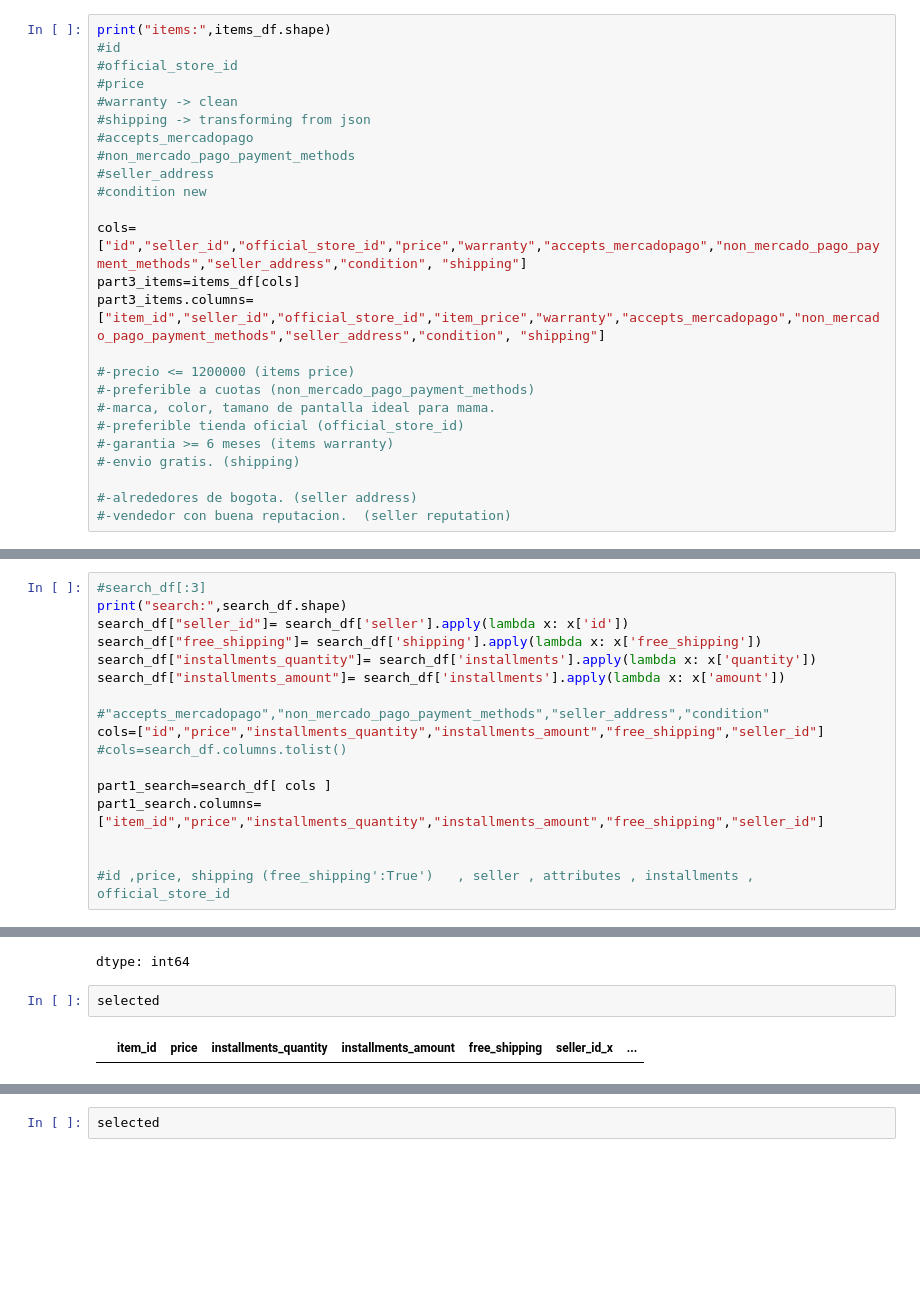
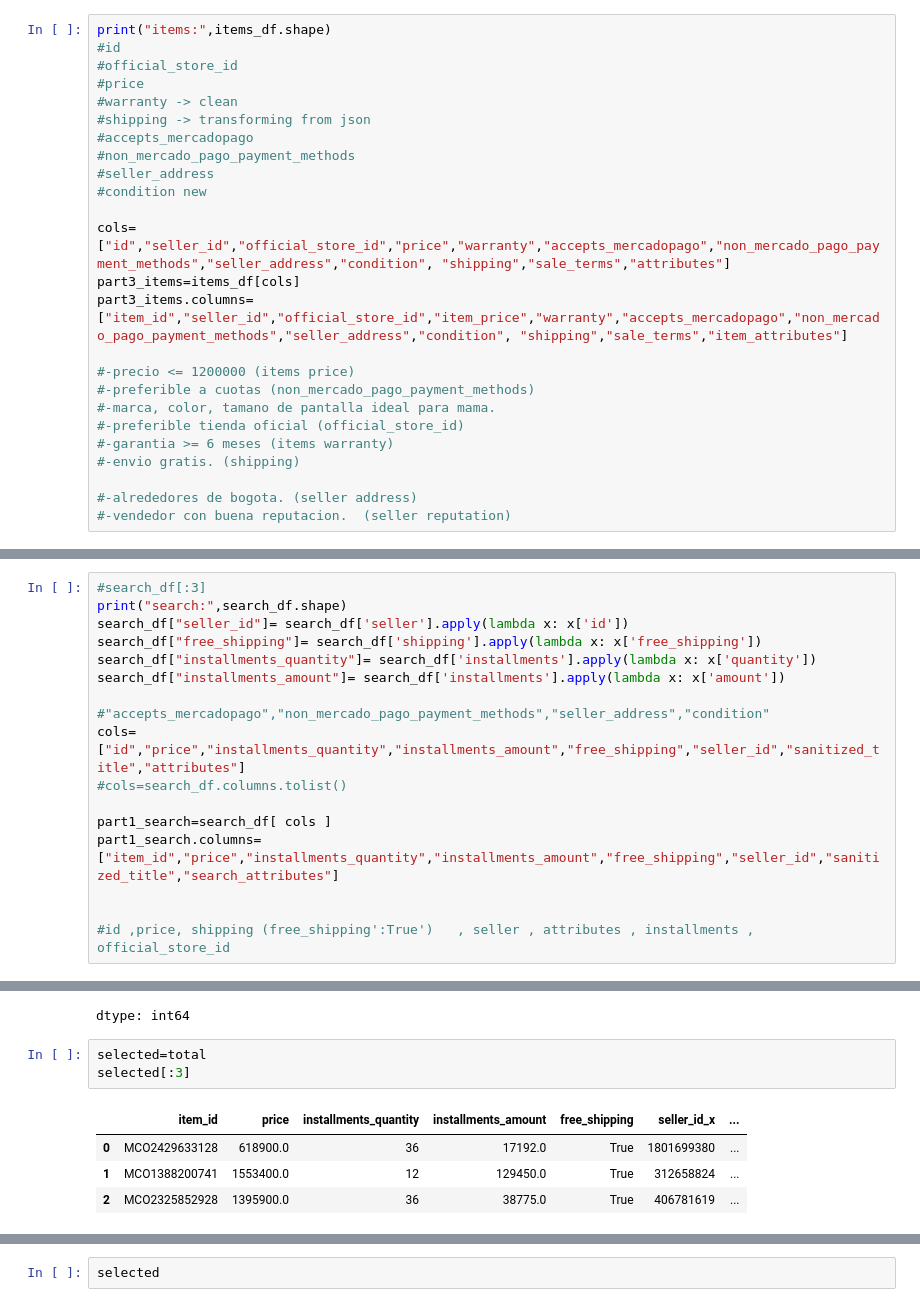
Before and after one commit to amrios80/eda-jobs, a Jupyter notebook: parcial1/parcial1.ipynb, the cells around one changed output, grey strips where cells are left out. Saved outputs shown, nothing was run; the diff lists cells and outputs as text; blank space fills up the shorter version.

```diff
--- a/parcial1/parcial1.ipynb
+++ b/parcial1/parcial1.ipynb
@@ -77,9 +82,9 @@ print("items:",items_df.shape)
 #seller_address
 #condition new
 
-cols=["id","seller_id","official_store_id","price","warranty","accepts_mercadopago","non_mercado_pago_payment_methods","seller_address","condition", "shipping"]
+cols=["id","seller_id","official_store_id","price","warranty","accepts_mercadopago","non_mercado_pago_payment_methods","seller_address","condition", "shipping","sale_terms","attributes"]
 part3_items=items_df[cols]
-part3_items.columns=["item_id","seller_id","official_store_id","item_price","warranty","accepts_mercadopago","non_mercado_pago_payment_methods","seller_address","condition", "shipping"]
+part3_items.columns=["item_id","seller_id","official_store_id","item_price","warranty","accepts_mercadopago","non_mercado_pago_payment_methods","seller_address","condition", "shipping","sale_terms","item_attributes"]
 
 #-precio <= 1200000 (items price)
 #-preferible a cuotas (non_mercado_pago_payment_methods)
@@ -117,11 +127,11 @@ search_df["installments_quantity"]= search_df['installments'].apply(lambda x: x[
 search_df["installments_amount"]= search_df['installments'].apply(lambda x: x['amount'])
 
 #"accepts_mercadopago","non_mercado_pago_payment_methods","seller_address","condition"
-cols=["id","price","installments_quantity","installments_amount","free_shipping","seller_id"]
+cols=["id","price","installments_quantity","installments_amount","free_shipping","seller_id","sanitized_title","attributes"]
 #cols=search_df.columns.tolist()
 
 part1_search=search_df[ cols ]
-part1_search.columns=["item_id","price","installments_quantity","installments_amount","free_shipping","seller_id"]
+part1_search.columns=["item_id","price","installments_quantity","installments_amount","free_shipping","seller_id","sanitized_title","search_attributes"]
 
 
 #id ,price, shipping (free_shipping':True')   , seller , attributes , installments , official_store_id
@@ -145,9 +155,13 @@ total["seller_reputation_level_id"].value_counts()
 | 3_yellow | 18 |
 dtype: int64
 # %%
-selected
+selected=total
+selected[:3]
 # %% [output]
 |  | item_id | price | installments_quantity | installments_amount | free_shipping | seller_id_x | ... |
+| 0 | MCO2429633128 | 618900.0 | 36 | 17192.0 | True | 1801699380 | ... |
+| 1 | MCO1388200741 | 1553400.0 | 12 | 129450.0 | True | 312658824 | ... |
+| 2 | MCO2325852928 | 1395900.0 | 36 | 38775.0 | True | 406781619 | ... |
 # %%
 selected=total[ total["price"]<=1200000]
 print("price:",selected.shape)
```
Also changed, not shown: parts of 6 cells of this notebook.
